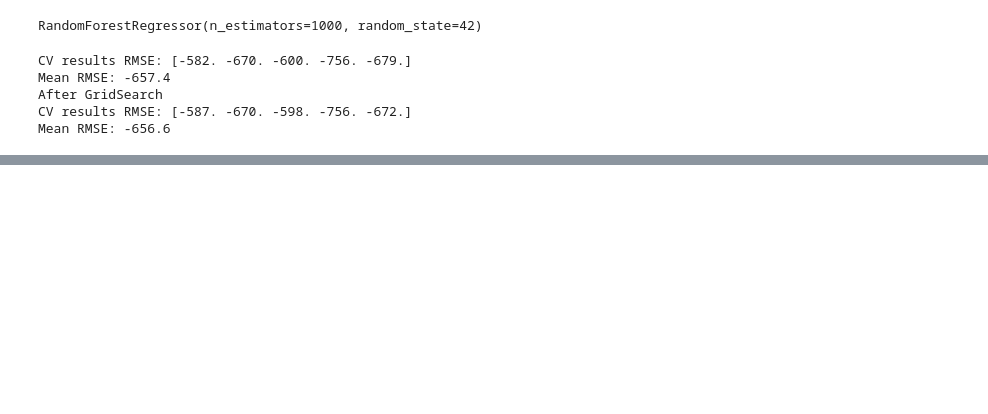
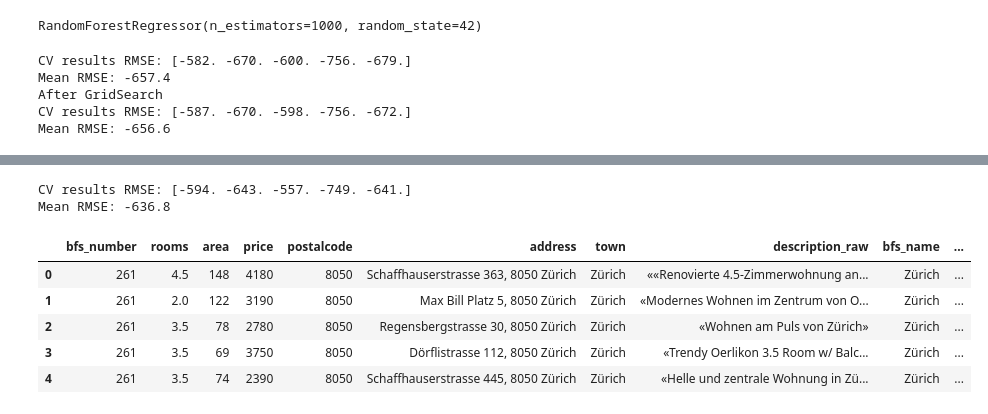
Before and after one commit to Jegattha/ai-applications-fs25, a Jupyter notebook: week2/feature_engineering.ipynb, the cells around one changed output, grey strips where cells are left out. Drawn from its saved outputs; the diff is of its cells as text; code cells hidden in the pictures; blank space fills up the shorter version.

```diff
--- a/week2/feature_engineering.ipynb
+++ b/week2/feature_engineering.ipynb
@@ -567,0 +636,43 @@ df.to_csv('apartments_data_enriched_with_new_features.csv')
+# %%
+# Beispiel: Entfernung zum nächsten Supermarkt als neues Feature
+# Hier nutzen wir hypothetische Daten (z. B. ein Näherungsverfahren oder externe API wie OpenStreetMap)
+
+import numpy as np
+
+# Zufällige Supermarktkoordinaten (könnte mit echten Daten ersetzt werden)
+supermarket_location = (47.3769, 8.5417)  # Zürich Zentrum
+
+# Berechnung der Entfernung zu diesem Punkt
+def haversine_distance(lat1, lon1, lat2, lon2):
+    from math import radians, cos, sin, asin, sqrt
+    R = 6371  # Erdradius in km
+    lat1, lon1, lat2, lon2 = map(radians, [lat1, lon1, lat2, lon2])
+    dlat = lat2 - lat1
+    dlon = lon2 - lon1
+    a = sin(dlat/2)**2 + cos(lat1) * cos(lat2) * sin(dlon/2)**2
+    c = 2 * asin(sqrt(a))
+    return R * c
+
+df['distance_to_supermarket'] = df.apply(lambda row: haversine_distance(row['lat'], row['lon'], *supermarket_location), axis=1)
+
+# Neues Modell mit der neuen Feature testen
+new_features = features + ['distance_to_supermarket']
+model_performance(new_features, df)
+# %% [output]
+CV results RMSE: [-594. -643. -557. -749. -641.]
+Mean RMSE: -636.8
+# %%
+import pandas as pd
+
+# Datei laden
+df_updated = pd.read_csv("apartments_data_enriched_lat_lon_combined.csv")
+
+# Erste Zeilen ansehen
+df_updated.head()
+# %% [output]
+|  | bfs_number | rooms | area | price | postalcode | address | town | description_raw | bfs_name | ... |
+| 0 | 261 | 4.5 | 148 | 4180 | 8050 | Schaffhauserstrasse 363, 8050 Zürich | Zürich | ««Renovierte 4.5-Zimmerwohnung an... | Zürich | ... |
+| 1 | 261 | 2.0 | 122 | 3190 | 8050 | Max Bill Platz 5, 8050 Zürich | Zürich | «Modernes Wohnen im Zentrum von O... | Zürich | ... |
+| 2 | 261 | 3.5 | 78 | 2780 | 8050 | Regensbergstrasse 30, 8050 Zürich | Zürich | «Wohnen am Puls von Zürich» | Zürich | ... |
+| 3 | 261 | 3.5 | 69 | 3750 | 8050 | Dörflistrasse 112, 8050 Zürich | Zürich | «Trendy Oerlikon 3.5 Room w/ Balc... | Zürich | ... |
+| 4 | 261 | 3.5 | 74 | 2390 | 8050 | Schaffhauserstrasse 445, 8050 Zürich | Zürich | «Helle und zentrale Wohnung in Zü... | Zürich | ... |
```
Also changed, not shown: parts of 3 cells of this notebook, 1 other file.
